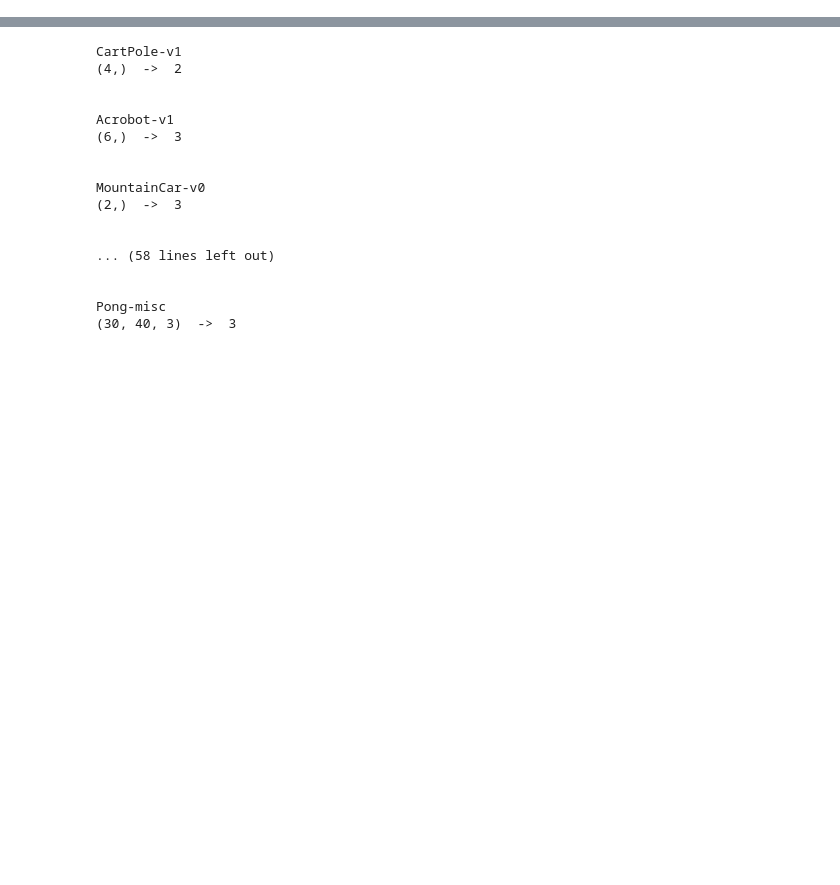
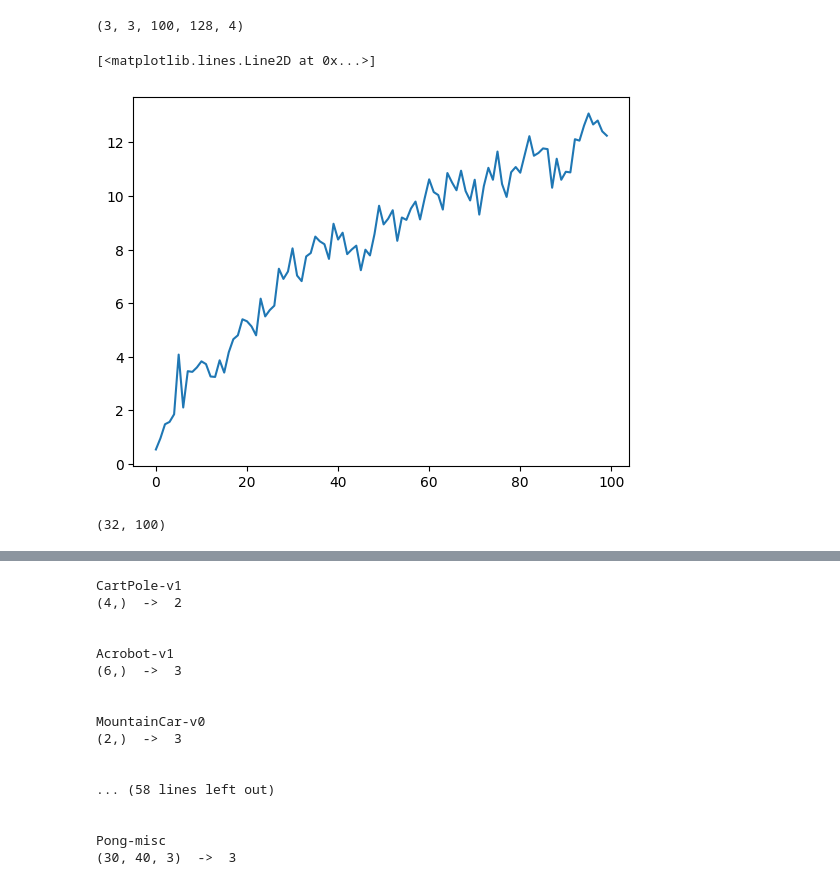
Before and after one commit to akarshkumar0101/synthetic-mdps, a Jupyter notebook: src/temp.ipynb, the cells around one changed output, grey strips where cells are left out. Drawn from its saved outputs; the diff is of its cells as text; code cells hidden in the pictures; blank space fills up the shorter version.

```diff
--- a/src/temp.ipynb
+++ b/src/temp.ipynb
@@ -31,3 +31,35 @@ import util
 
 from agents.basic import RandomAgent
 from algos.ppo_dr import PPO
+# %%
+import run
+from algos.ppo_dr import PPO
+from agents.basic import BasicAgentSeparate
+from agents.util import DenseObsEmbed
+
+
+env = run.create_env("name=csmdp;d_state=2;d_obs=4;n_acts=4;delta=T;trans=linear;rew=goal;tl=64")
+
+rng = jax.random.PRNGKey(0)
+env_params = env.sample_params(rng)
+
+
+ObsEmbed = partial(DenseObsEmbed, d_embd=32)
+agent = BasicAgentSeparate(ObsEmbed, 4)
+
+ppo = PPO(agent, env, sample_env_params=lambda rng: env_params,
+          n_envs=4, n_steps=128, n_updates=16, n_envs_batch=1, lr=2.5e-4, clip_grad_norm=0.5,
+          clip_eps=0.2, vf_coef=0.5, ent_coef=0.01, gamma=0.99, gae_lambda=0.95)
+
+init_agent_env = jax.jit(jax.vmap(ppo.init_agent_env))
+ppo_step = jax.jit(jax.vmap(ppo.ppo_step, in_axes=(0, None)))
+eval_step = jax.jit(jax.vmap(ppo.eval_step, in_axes=(0, None)))
+
+rng, _rng = split(rng)
+carry = init_agent_env(split(_rng, 32))
+
+rets = []
+for i_iter in tqdm(range(100)):
+    carry, buffer = ppo_step(carry, None)
+    rets.append(buffer['info']['returned_episode_returns'].mean(axis=(-1, -2)))
+rets = rearrange(jnp.stack(rets), 'N S -> S N')
@@ -33,0 +70,13 @@ from algos.ppo_dr import PPO
+# %%
+rets.shape
+# %% [output]
+(3, 3, 100, 128, 4)
+# %%
+plt.plot(rets.mean(axis=(0, 1, -1, -2)))
+# %% [output]
+[<matplotlib.lines.Line2D at 0x...>]
+[figure, added]
+# %%
+rets.shape
+# %% [output]
+(32, 100)
```
Also changed, not shown: parts of 2 cells of this notebook, 3 other files.
